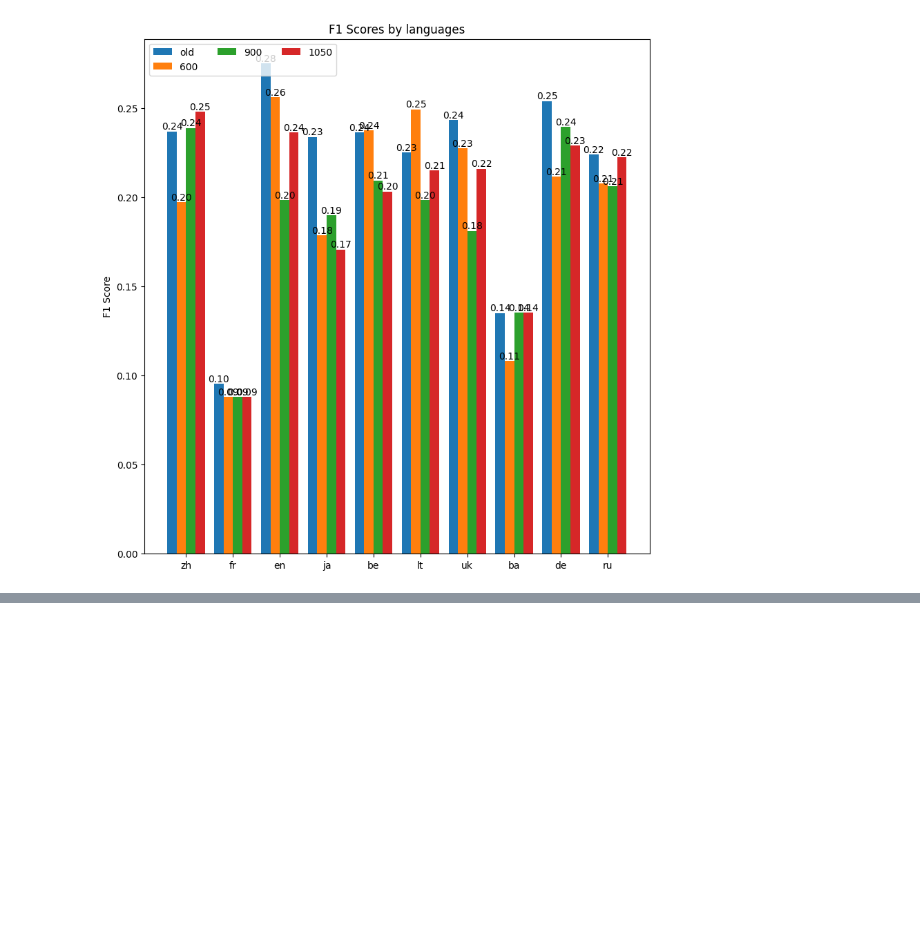
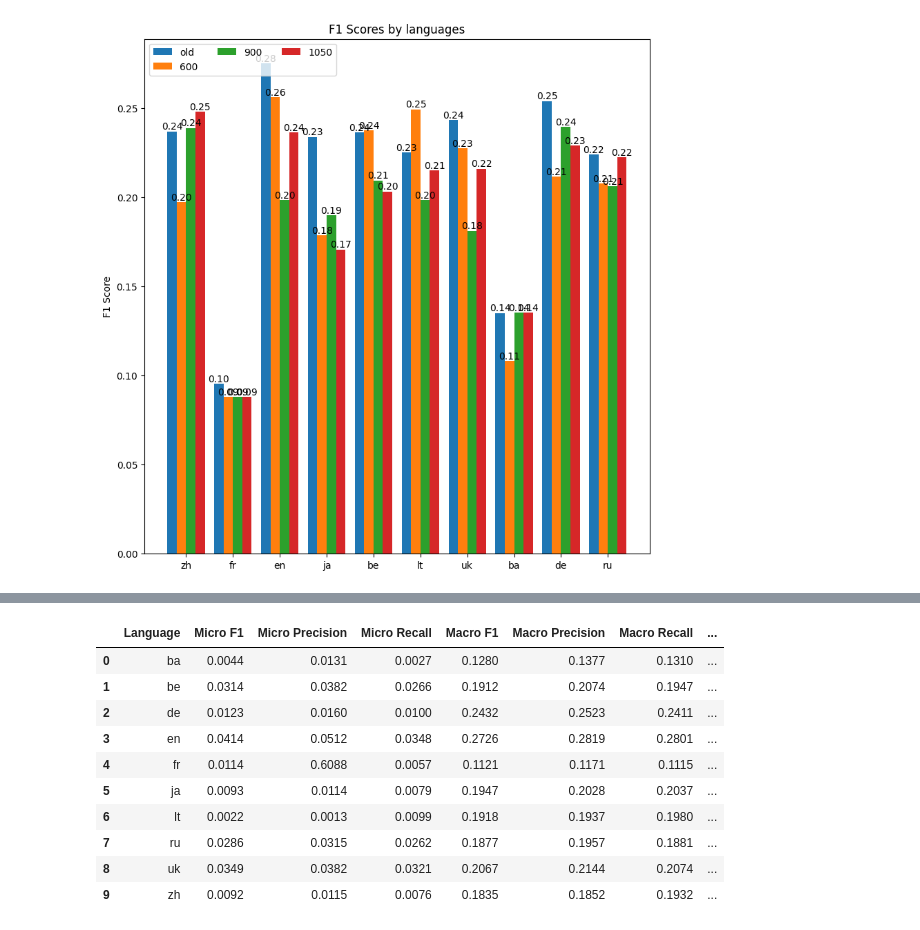
Before and after one commit to dice-group/MST5, a Jupyter notebook: notebooks/eval_results.ipynb, the cells around one changed output, grey strips where cells are left out. Saved outputs shown, nothing was run; the diff lists cells and outputs as text; code cells hidden in the pictures; blank space fills up the shorter version.

```diff
--- a/notebooks/eval_results.ipynb
+++ b/notebooks/eval_results.ipynb
@@ -662,0 +686,15 @@ plot({
+# %%
+exp7_ling = pd.read_csv("../gerbil_results/mt5-xl-lcquad-qald9plus-ling.csv")
+exp7_ling
+# %% [output]
+|  | Language | Micro F1 | Micro Precision | Micro Recall | Macro F1 | Macro Precision | Macro Recall | ... |
+| 0 | ba | 0.0044 | 0.0131 | 0.0027 | 0.1280 | 0.1377 | 0.1310 | ... |
+| 1 | be | 0.0314 | 0.0382 | 0.0266 | 0.1912 | 0.2074 | 0.1947 | ... |
+| 2 | de | 0.0123 | 0.0160 | 0.0100 | 0.2432 | 0.2523 | 0.2411 | ... |
+| 3 | en | 0.0414 | 0.0512 | 0.0348 | 0.2726 | 0.2819 | 0.2801 | ... |
+| 4 | fr | 0.0114 | 0.6088 | 0.0057 | 0.1121 | 0.1171 | 0.1115 | ... |
+| 5 | ja | 0.0093 | 0.0114 | 0.0079 | 0.1947 | 0.2028 | 0.2037 | ... |
+| 6 | lt | 0.0022 | 0.0013 | 0.0099 | 0.1918 | 0.1937 | 0.1980 | ... |
+| 7 | ru | 0.0286 | 0.0315 | 0.0262 | 0.1877 | 0.1957 | 0.1881 | ... |
+| 8 | uk | 0.0349 | 0.0382 | 0.0321 | 0.2067 | 0.2144 | 0.2074 | ... |
+| 9 | zh | 0.0092 | 0.0115 | 0.0076 | 0.1835 | 0.1852 | 0.1932 | ... |
```
Also changed, not shown: parts of 4 cells of this notebook, 2 other files.
